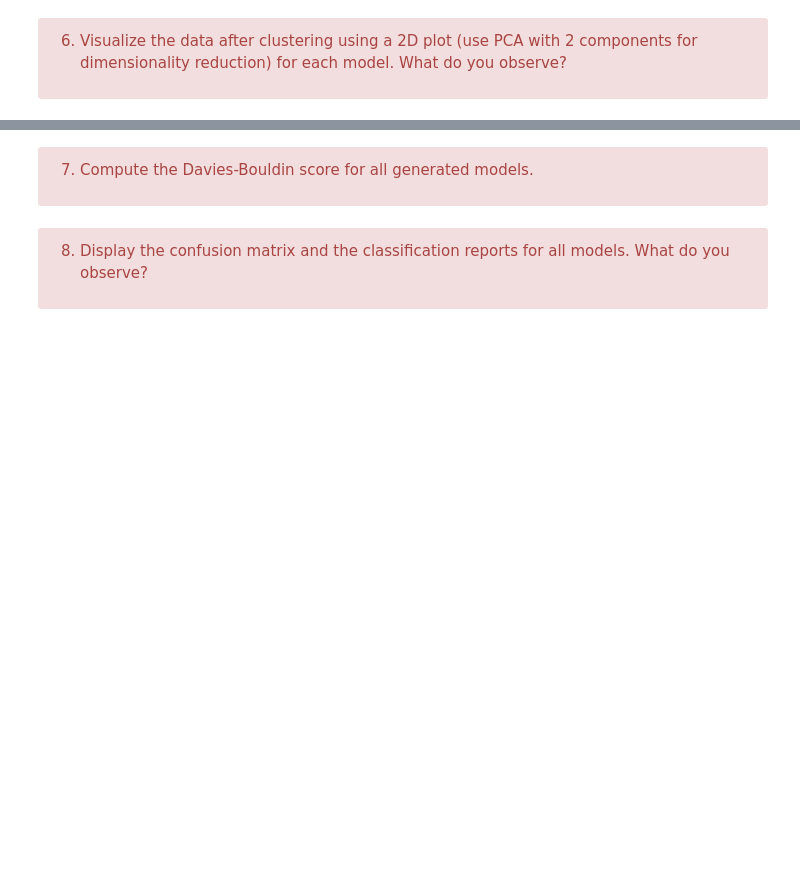
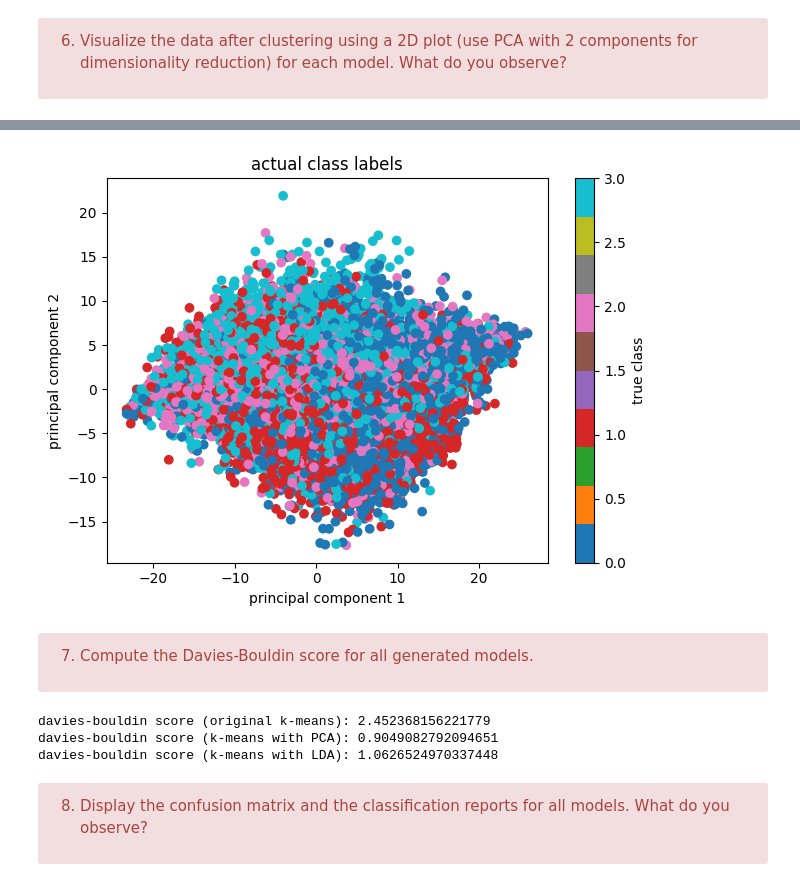
Before and after one commit to amaliahm/machine_learning_tps, a Jupyter notebook: TP5.ipynb, the cells around one changed output, grey strips where cells are left out. Cells and saved outputs as stored; diff of their text form; code cells hidden in the pictures; blank space fills up the shorter version.

```diff
--- a/TP5.ipynb
+++ b/TP5.ipynb
@@ -181,9 +197,44 @@ plt.show()
+# %%
+plt.scatter(x_train_pca[:, 0], x_train_pca[:, 1], c=y_train_filtered, cmap='tab10')
+plt.title('actual class labels')
+plt.xlabel('principal component 1')
+plt.ylabel('principal component 2')
+plt.colorbar(label='true class')
+
+plt.tight_layout()
+plt.show()
+# %% [output]
+[figure, added]
 # %% [markdown]
 <div class="alert alert-block alert-danger">
 
 7. Compute the Davies-Bouldin score for all generated models.
 
 <div/>
+# %%
+# formule = 1/N * sum(max((Si+Sj)/Dji where i != j))
+# N: nbr of clusters
+# Dji distance between centroids i and j
+# Si = avg distance between all points in cluster i and the centroid cluster i
+# formule = 1/|Ci| sum(||x-ci||)
+# ci centroid, Ci set of points in the cluster i
+
+kmeans_labels = kmeans.fit_predict(x_train_flattened)
+db_score_original = davies_bouldin_score(x_train_flattened, kmeans_labels)
+
+kmeans_pca_labels = kmeans.fit_predict(x_train_pca)
+db_score_pca = davies_bouldin_score(x_train_pca, kmeans_pca_labels)
+
+kmeans_lda_labels = kmeans.fit_predict(x_train_lda)
+db_score_lda = davies_bouldin_score(x_train_lda, kmeans_lda_labels)
+
+print(f"davies-bouldin score (original k-means): {db_score_original}")
+print(f"davies-bouldin score (k-means with PCA): {db_score_pca}")
+print(f"davies-bouldin score (k-means with LDA): {db_score_lda}")
+# %% [output]
+davies-bouldin score (original k-means): 2.452368156221779
+davies-bouldin score (k-means with PCA): 0.9049082792094651
+davies-bouldin score (k-means with LDA): 1.0626524970337448
 # %% [markdown]
 <div class="alert alert-block alert-danger">
 
```
Also changed, not shown: parts of 15 cells of this notebook.
